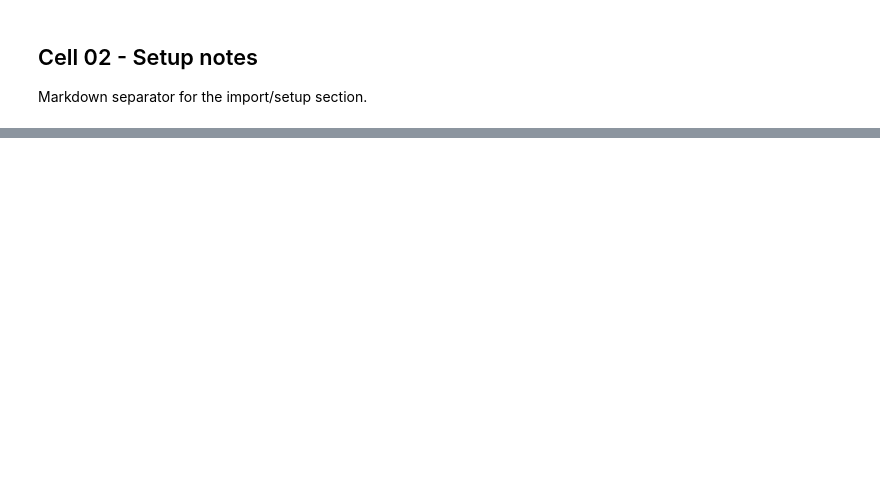
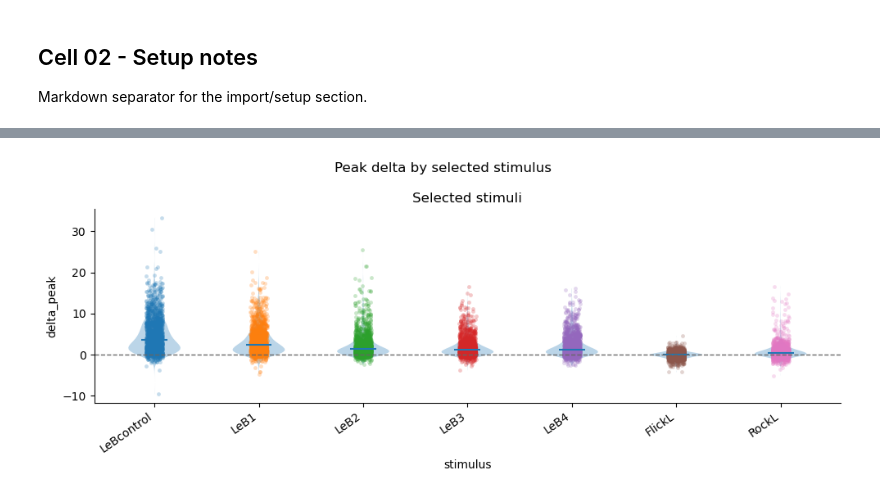
Before and after one commit to uribealej/social_filters, a Jupyter notebook: scripts/calcium_analysis/Exp5_map_positions_several.ipynb, the cells around one changed output, grey strips where cells are left out. Saved outputs shown, nothing was run; the diff lists cells and outputs as text; code cells hidden in the pictures; blank space fills up the shorter version.

```diff
--- a/scripts/calcium_analysis/Exp5_map_positions_several.ipynb
+++ b/scripts/calcium_analysis/Exp5_map_positions_several.ipynb
@@ -909,0 +1914,97 @@ decision_matrix: (1665, 5)
+# %%
+# Cell 17 - Motion deltas
+# Computes integral and peak response deltas around motion onset for one fish and plots distributions.
+
+import importlib
+import src.analysis_tools as at
+import src.plotting as plott
+
+importlib.reload(at)
+importlib.reload(plott)
+
+fish_data = all_fish_data[fish_id]
+
+# Manual input: positions in this fish's stimuli list (0-based).
+# Change only this list to choose exactly which stimuli to plot.
+stimuli_wanted = [6, 2, 3, 4, 5, 0, 12]
+
+stimuli_ids_for_selection = fish_data.get("stimuli_ids", stimuli_ids)
+stimuli_names_for_selection = fish_data.get("stimuli_names", stimuli_names)
+
+print("Available stimuli (input_index, stim_id, real_name):")
+for idx, (stim_id, stim_name) in enumerate(zip(stimuli_ids_for_selection, stimuli_names_for_selection)):
+    print(f"{idx}: id={stim_id}, name={stim_name}")
+
+selected_positions = [int(pos) for pos in stimuli_wanted]
+bad_positions = [
+    pos for pos in selected_positions
+    if pos < 0 or pos >= len(stimuli_ids_for_selection)
+]
+if bad_positions:
+    raise IndexError(
+        f"stimuli_wanted contains invalid input indices {bad_positions}; "
+        f"valid range is 0-{len(stimuli_ids_for_selection) - 1}."
+    )
+if not selected_positions:
+    raise ValueError("stimuli_wanted must contain at least one input index.")
+
+selected_stimuli_ids = [stimuli_ids_for_selection[pos] for pos in selected_positions]
+selected_stimuli_names = [stimuli_names_for_selection[pos] for pos in selected_positions]
+
+print("Selected stimuli (input_index, stim_id, real_name):")
+for pos, stim_id, stim_name in zip(selected_positions, selected_stimuli_ids, selected_stimuli_names):
+    print(f"{pos}: id={stim_id}, name={stim_name}")
+
+kept_neuron_indices = fish_data["kept_neuron_indices"]
+trial_aligned_z_kept = {
+    stim_id: arr[kept_neuron_indices, :, :]
+    for stim_id, arr in fish_data["trial_aligned_traces_z_core"].items()
+}
+missing_selected_ids = [stim_id for stim_id in selected_stimuli_ids if stim_id not in trial_aligned_z_kept]
+if missing_selected_ids:
+    raise KeyError(f"Selected stimulus IDs are missing trial-aligned z traces: {missing_selected_ids}")
+selected_trial_aligned_z_kept = {
+    stim_id: trial_aligned_z_kept[stim_id]
+    for stim_id in selected_stimuli_ids
+}
+
+delta_df = at.compute_motion_delta_integrals(
+    selected_trial_aligned_z_kept,
+    fps_2p=fps_2p,
+    t_pre_s=t_pre_s,
+    pre_motion_fixed_s=8.0,
+    stimuli_id_map=fish_data["stimuli_id_map"],
+    stimuli_durations=fish_data["stimuli_durations"],
+    fish_id=fish_id,
+)
+
+peak_df = at.compute_motion_delta_peaks(
+    selected_trial_aligned_z_kept,
+    fps_2p=fps_2p,
+    t_pre_s=t_pre_s,
+    pre_motion_fixed_s=8.0,
+    stimuli_id_map=fish_data["stimuli_id_map"],
+    stimuli_durations=fish_data["stimuli_durations"],
+    fish_id=fish_id,
+)
+
+peak_df = peak_df[peak_df["stimulus"].isin(selected_stimuli_names)].copy()
+delta_df = delta_df[delta_df["stimulus"].isin(selected_stimuli_names)].copy()
+
+if delta_df.empty or peak_df.empty:
+    raise ValueError("No motion-delta rows were computed for the selected stimuli.")
+
+print("Plotting stimuli:", selected_stimuli_names)
+
+plott.plot_motion_delta_distribution(
+    peak_df,
+    value_col="delta_peak",
+    stimuli=selected_stimuli_names,
+    title="Peak delta by selected stimulus",
+)
+plott.plot_motion_delta_distribution(
+    delta_df,
+    stimuli=selected_stimuli_names,
+    title="Integral delta by selected stimulus",
+)
+# %% [output]
@@ -909,0 +2031 @@ decision_matrix: (1665, 5)
+[figure, added]
```
Also changed, not shown: parts of 46 cells of this notebook, 6 other files.
